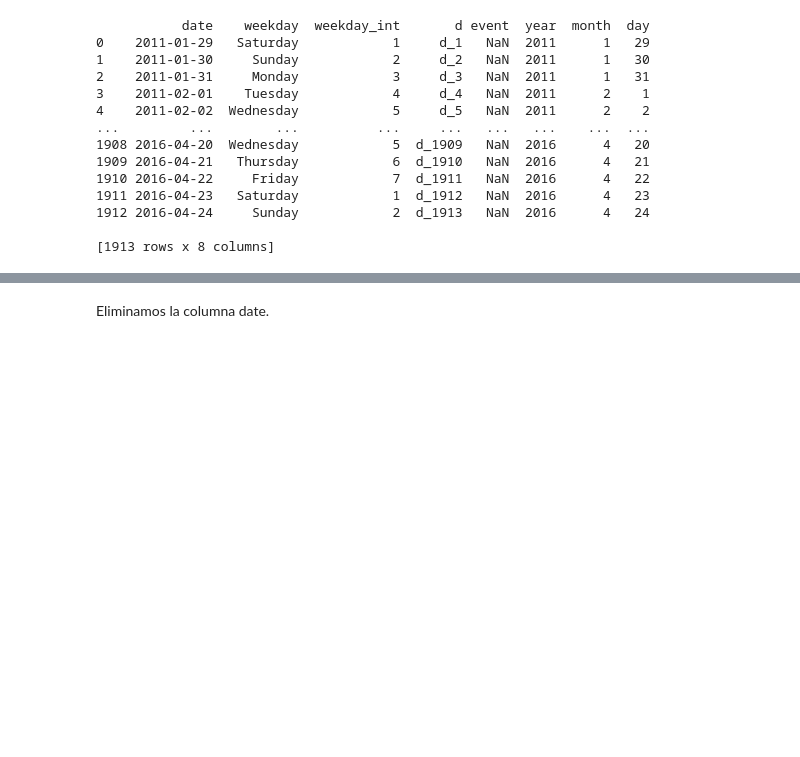
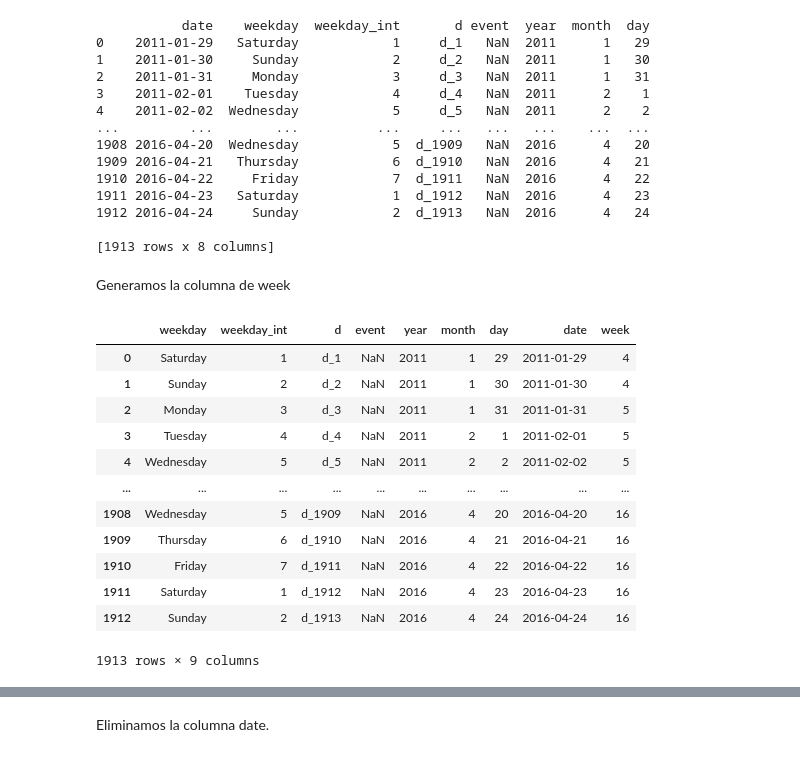
Before and after one commit to toiaa/ds-market, a Jupyter notebook: data_cleaning.ipynb, the cells around one changed output, grey strips where cells are left out. Saved outputs shown, nothing was run; the diff lists cells and outputs as text; code cells hidden in the pictures; blank space fills up the shorter version.

```diff
--- a/data_cleaning.ipynb
+++ b/data_cleaning.ipynb
@@ -235,3 +277,23 @@ print(calendar)
 1912 2016-04-24     Sunday            2  d_1913   NaN  2016      4   24
 
 [1913 rows x 8 columns]
+# %% [markdown]
+Generamos la columna de week
+# %%
+calendar_1['date'] = pd.to_datetime(calendar_1[['year', 'month', 'day']])
+calendar_1['week'] = calendar_1['date'].dt.isocalendar().week
+calendar_1
+# %% [output]
+|  | weekday | weekday_int | d | event | year | month | day | date | week |
+| 0 | Saturday | 1 | d_1 | NaN | 2011 | 1 | 29 | 2011-01-29 | 4 |
+| 1 | Sunday | 2 | d_2 | NaN | 2011 | 1 | 30 | 2011-01-30 | 4 |
+| 2 | Monday | 3 | d_3 | NaN | 2011 | 1 | 31 | 2011-01-31 | 5 |
+| 3 | Tuesday | 4 | d_4 | NaN | 2011 | 2 | 1 | 2011-02-01 | 5 |
+| 4 | Wednesday | 5 | d_5 | NaN | 2011 | 2 | 2 | 2011-02-02 | 5 |
+| ... | ... | ... | ... | ... | ... | ... | ... | ... | ... |
+| 1908 | Wednesday | 5 | d_1909 | NaN | 2016 | 4 | 20 | 2016-04-20 | 16 |
+| 1909 | Thursday | 6 | d_1910 | NaN | 2016 | 4 | 21 | 2016-04-21 | 16 |
+| 1910 | Friday | 7 | d_1911 | NaN | 2016 | 4 | 22 | 2016-04-22 | 16 |
+| 1911 | Saturday | 1 | d_1912 | NaN | 2016 | 4 | 23 | 2016-04-23 | 16 |
+| 1912 | Sunday | 2 | d_1913 | NaN | 2016 | 4 | 24 | 2016-04-24 | 16 |
+1913 rows × 9 columns
```
Also changed, not shown: parts of 22 cells of this notebook.
